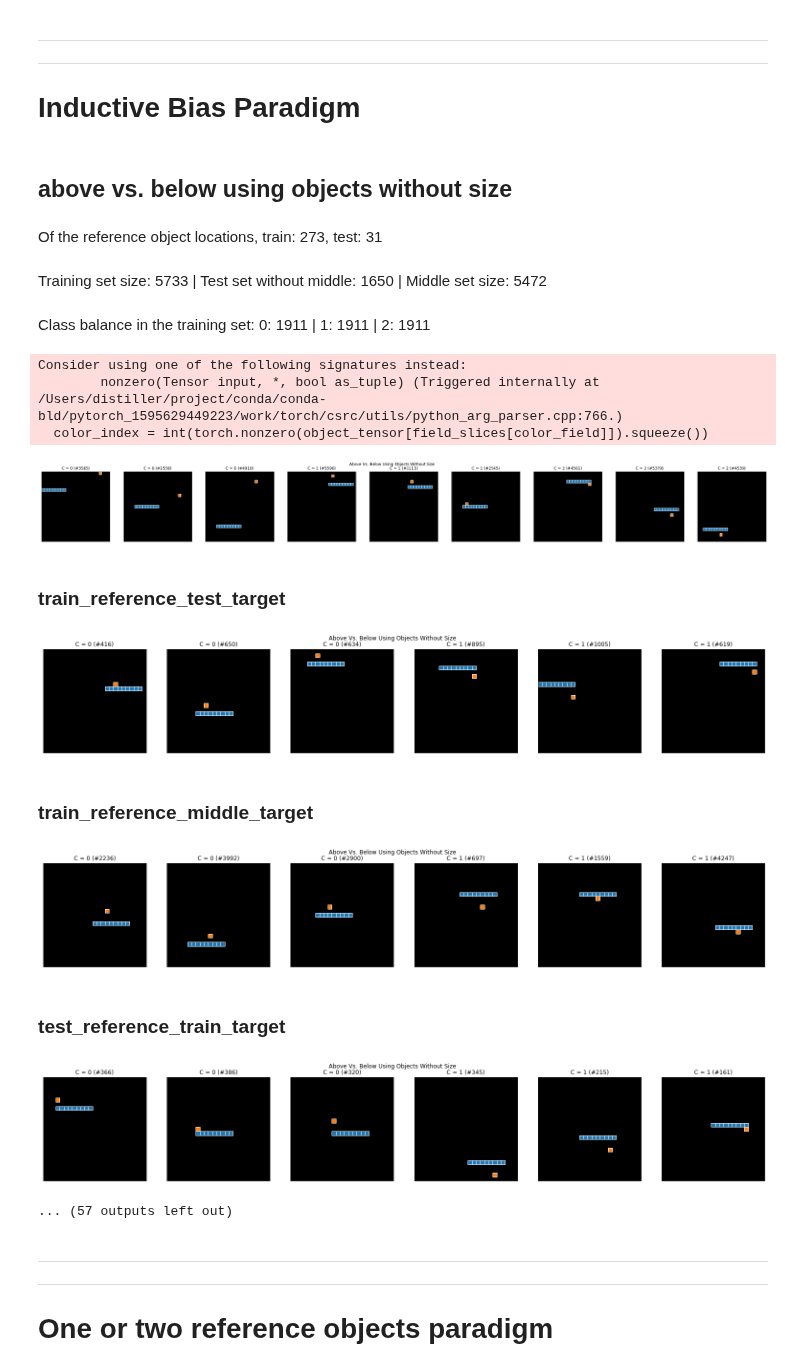
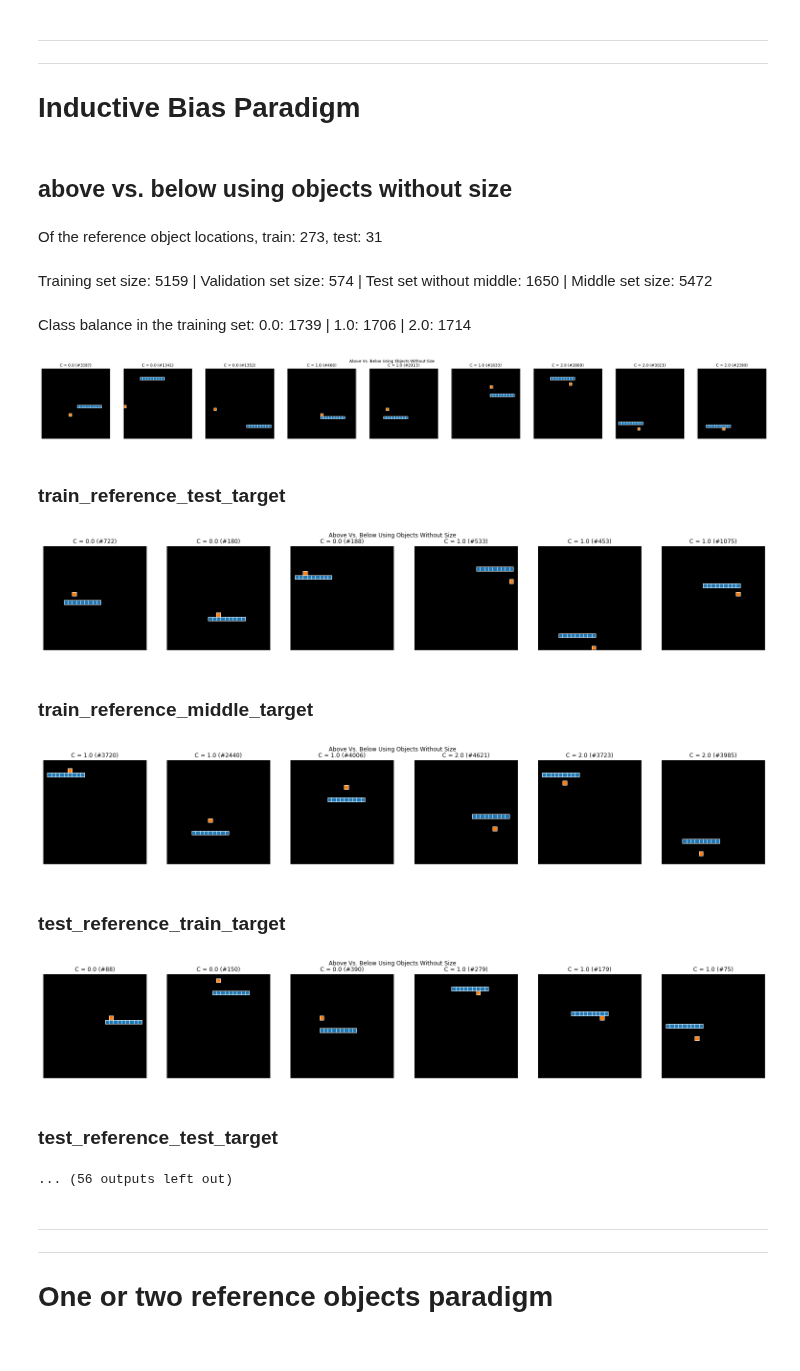
Before and after one commit to guydav/simple-relational-reasoning, a Jupyter notebook: notebooks/QuinnObjectVisualizations.ipynb, the cells around one changed output. Cells and saved outputs as stored; diff of their text form; code cells hidden in the pictures.

```diff
--- a/notebooks/QuinnObjectVisualizations.ipynb
+++ b/notebooks/QuinnObjectVisualizations.ipynb
@@ -203,96 +233,66 @@ TARGET_OBJECT_SIZE = 1
 ADD_NEITHER = True
 X_MAX = 25
 Y_MAX = 25
+BETWEEN_BONUS = 2
 SEED = 33
 PROP_TRAIN_REF_LOCATIONS = 0.90
 N_TRAIN_TARGET_OBJECT_LOCATIONS = 7
 
-
-EXAMPLES_PER_CLASS = 3
-
-NAMES = {
-    AboveBelowReferenceInductiveBias: 'above vs. below',
-    BetweenReferenceInductiveBias: 'above vs. below vs. between',
-    ObjectGeneratorWithoutSize: 'objects without size',
-    ObjectGeneratorWithSize: 'objects with size'
-}
-
 DATASETS = {}
-
-
-def plot_single_dataset(dataset, indices, faux_generators=FAUX_GENERATORS):
-    label_arr = np.array(dataset.labels)
-    unique_labels, unique_counts = np.unique(label_arr, return_counts=True)
-
-    n_labels = len(unique_labels)
-    n_panels = n_labels * EXAMPLES_PER_CLASS
-    plt.figure(figsize=(4.5 * n_panels, 4))
-    plt.suptitle(title.title())
-
-    for l_i, label in enumerate(unique_labels):
-        if label not in indices:
-            indices[label] = np.random.permutation(np.argwhere(label_arr == label))[:EXAMPLES_PER_CLASS].squeeze()
-
-        for ex_i, ex in enumerate(indices[label]):
-            ax = plt.subplot(1, n_panels, 1 + (l_i * EXAMPLES_PER_CLASS) + ex_i)
-            ax.set_title(f'C = {label_arr[ex]} (#{ex})')
-            visualize_objects(dataset[ex][0], FAUX_GENERATORS[generator_class], ax=ax)
-
-    plt.show()
-
 
 for dataset_class in (AboveBelowReferenceInductiveBias, BetweenReferenceInductiveBias):
     for generator_class in (ObjectGeneratorWithoutSize, ObjectGeneratorWithSize):
         title = f'{NAMES[dataset_class]} using {NAMES[generator_class]}'
         display(Markdown(f'## {title}'))
         gen = generator_class(SEED, REFERENCE_OBJECT_SIZE, TARGET_OBJECT_SIZE)
-        dataset = dataset_class(gen, X_MAX, Y_MAX, SEED, prop_train_reference_object_locations=PROP_TRAIN_REF_LOCATIONS,
-                               n_train_target_object_locations=N_TRAIN_TARGET_OBJECT_LOCATIONS)
+        between = dataset_class == BetweenReferenceInductiveBias
+        dataset = dataset_class(gen, X_MAX + (int(between) * BETWEEN_BONUS),
+                                Y_MAX + + (int(between) * BETWEEN_BONUS), SEED,
+                                prop_train_reference_object_locations=PROP_TRAIN_REF_LOCATIONS,
+                                n_train_target_object_locations=N_TRAIN_TARGET_OBJECT_LOCATIONS)
 
         DATASETS[(dataset_class, generator_class)] = dataset
 
         train = dataset.get_training_dataset()
         label_arr = np.array(train.labels)
         unique_labels, unique_counts = np.unique(label_arr, return_counts=True)
 #         print(len(train), unique_labels, unique_counts)
 
         test_datasets = dataset.get_test_datasets()
 #         print([(key, len(test_datasets[key])) for key in test_datasets])
 
         test_without_middle_size = sum([len(test_datasets[key]) for key in test_datasets if 'middle' not in key])
         test_middle_size = sum([len(test_datasets[key]) for key in test_datasets if 'middle' in key])
 
         display(Markdown(f'Of the reference object locations, train: {len(dataset.train_reference_object_locations)}, test: {len(dataset.test_reference_object_locations)} '))
-        display(Markdown(f'Training set size: {len(train)} | Test set without middle: {test_without_middle_size} | Middle set size: {test_middle_size}'))
+        display(Markdown(f'Training set size: {len(train)} | Validation set size: {len(dataset.get_validation_dataset().labels)} | Test set without middle: {test_without_middle_size} | Middle set size: {test_middle_size}'))
         class_sizes = ' | '.join([f'{unique_labels[i]}: {unique_counts[i]}' for i in range(len(unique_labels))])
         display(Markdown(f'Class balance in the training set: {class_sizes}'))
 
         train_indices = {}
         plot_single_dataset(train, train_indices)
 
         for test_set_name, test_set in test_datasets.items():
             display(Markdown(f'### {test_set_name}'))
             test_indices = {}
             plot_single_dataset(test_set, test_indices)
 
         display(Markdown('-----'))
         display(Markdown('-----'))
 # %% [output]
 ## above vs. below using objects without size
 Of the reference object locations, train: 273, test: 31
-Training set size: 5733 | Test set without middle: 1650 | Middle set size: 5472
+Training set size: 5159 | Validation set size: 574 | Test set without middle: 1650 | Middle set size: 5472
-Class balance in the training set: 0: 1911 | 1: 1911 | 2: 1911
+Class balance in the training set: 0.0: 1739 | 1.0: 1706 | 2.0: 1714
-Consider using one of the following signatures instead:
-        nonzero(Tensor input, *, bool as_tuple) (Triggered internally at  /Users/distiller/project/conda/conda-bld/pytorch_1595629449223/work/torch/csrc/utils/python_arg_parser.cpp:766.)
-  color_index = int(torch.nonzero(object_tensor[field_slices[color_field]]).squeeze())
-[figure, old version]
+[figure, new version]
 ### train_reference_test_target
-[figure, old version]
+[figure, new version]
 ### train_reference_middle_target
-[figure, old version]
+[figure, new version]
 ### test_reference_train_target
-[figure, old version]
+[figure, new version]
-... (57 outputs left out)
+### test_reference_test_target
+... (56 outputs left out)
 # %% [markdown]
 -----
 
```
Also changed, not shown: parts of 11 cells of this notebook, 4 other files.
